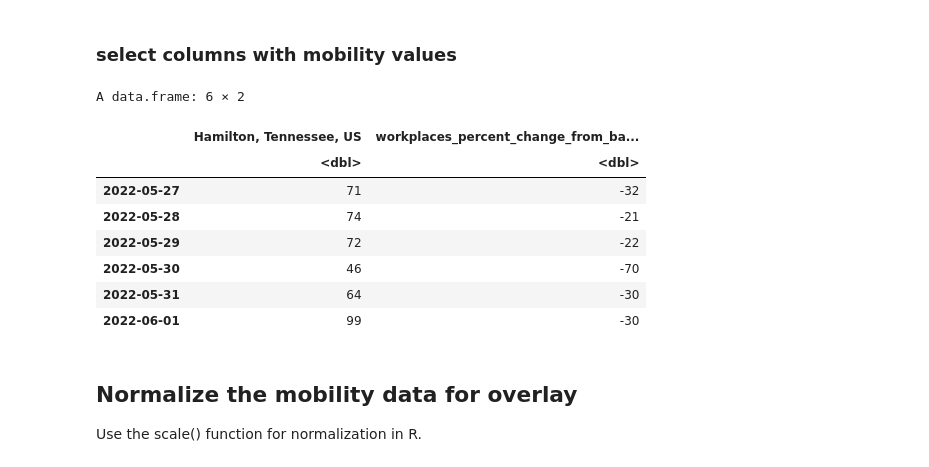
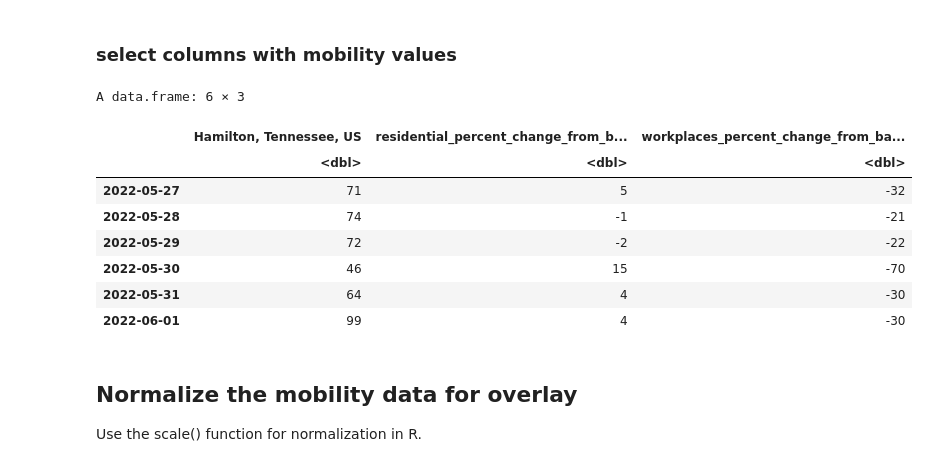
Before and after one commit to hongqin/R_COVID19_student_bootcamp2022June, a Jupyter notebook: R_coding_bootcamp_2022June.ipynb, the cells around one changed output. Saved outputs shown, nothing was run; the diff lists cells and outputs as text; code cells hidden in the pictures.

```diff
--- a/R_coding_bootcamp_2022June.ipynb
+++ b/R_coding_bootcamp_2022June.ipynb
@@ -807,18 +810,18 @@ print( paste( "There are ", length(tb_GMCovidmycounty[1,]), "columns"))
 # %% [markdown]
 ### select columns with mobility values
 # %%
-tb_GMCovidmycounty2  <- tb_GMCovidmycounty  %>% dplyr::select(2, "workplaces_percent_change_from_baseline" ) # select values columns
+tb_GMCovidmycounty2  <- tb_GMCovidmycounty  %>% dplyr::select(2,  'residential_percent_change_from_baseline', "workplaces_percent_change_from_baseline" ) # select values columns
 tail(tb_GMCovidmycounty2 )
 # %% [output]
-A data.frame: 6 × 2
+A data.frame: 6 × 3
-|  | Hamilton, Tennessee, US | workplaces_percent_change_from_ba... |
-|  | <dbl> | <dbl> |
-| 2022-05-27 | 71 | -32 |
-| 2022-05-28 | 74 | -21 |
-| 2022-05-29 | 72 | -22 |
-| 2022-05-30 | 46 | -70 |
-| 2022-05-31 | 64 | -30 |
-| 2022-06-01 | 99 | -30 |
+|  | Hamilton, Tennessee, US | residential_percent_change_from_b... | workplaces_percent_change_from_ba... |
+|  | <dbl> | <dbl> | <dbl> |
+| 2022-05-27 | 71 | 5 | -32 |
+| 2022-05-28 | 74 | -1 | -21 |
+| 2022-05-29 | 72 | -2 | -22 |
+| 2022-05-30 | 46 | 15 | -70 |
+| 2022-05-31 | 64 | 4 | -30 |
+| 2022-06-01 | 99 | 4 | -30 |
 # %% [markdown]
 ## Normalize the mobility data for overlay
 
```
Also changed, not shown: parts of 54 cells of this notebook.
